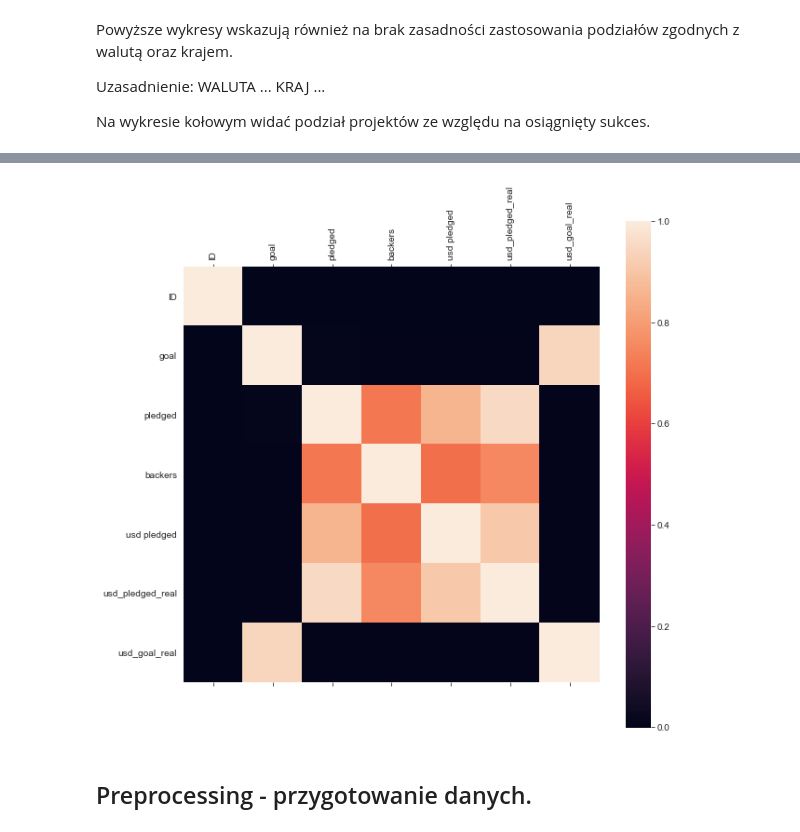
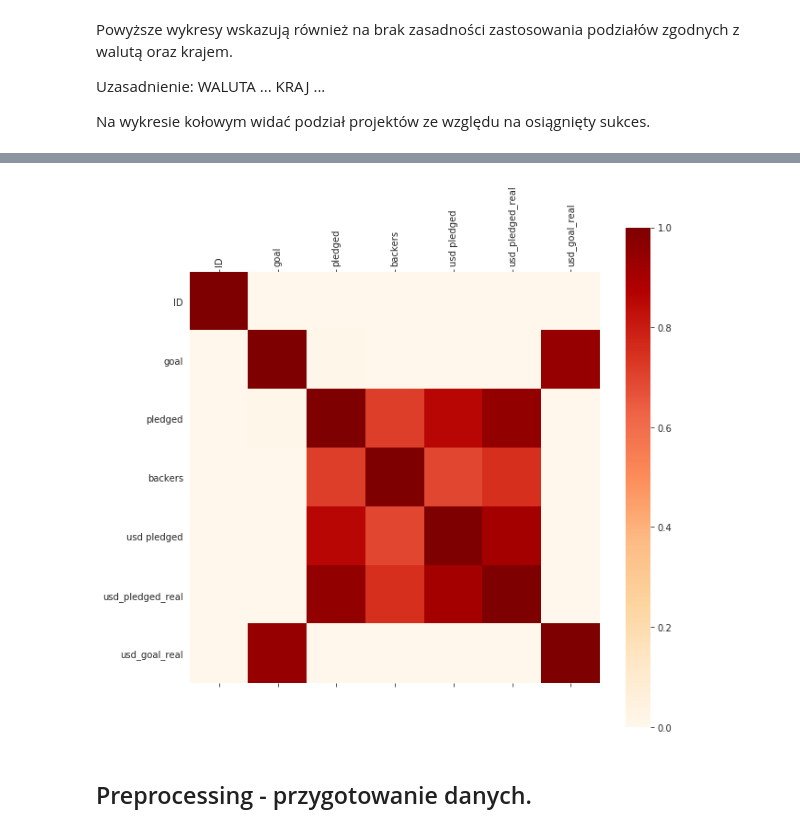
Before and after one commit to infoshareacademy/jdsz2-apacze, a Jupyter notebook: project_ML_kicstarter/Projekt ML.ipynb, the cells around one changed output, grey strips where cells are left out. Cells and saved outputs as stored; diff of their text form; code cells hidden in the pictures.

```diff
--- a/project_ML_kicstarter/Projekt ML.ipynb
+++ b/project_ML_kicstarter/Projekt ML.ipynb
@@ -178,21 +177,23 @@ corr.style.background_gradient(cmap='coolwarm').set_properties(**{'font-size': '
 # %%
 import seaborn as sns
 
 
 def plot_corr(df,size=10):
     '''Function plots a graphical correlation matrix for each pair of columns in the dataframe.
     Input:
         df: pandas DataFrame
         size: vertical and horizontal size of the plot'''
     fig, ax = plt.subplots(figsize=(10, 10))
     ax.matshow(corr)
     sns.heatmap(corr,
             xticklabels=corr.columns.values,
-            yticklabels=corr.columns.values)
+            yticklabels=corr.columns.values,
+            cmap="OrRd")
+
 
 plot_corr(df)
 # %% [output]
-[figure, old version]
+[figure, new version]
 # %% [markdown]
 ## Preprocessing - przygotowanie danych.
 # %% [markdown]
```
Also changed, not shown: parts of 17 cells of this notebook.
